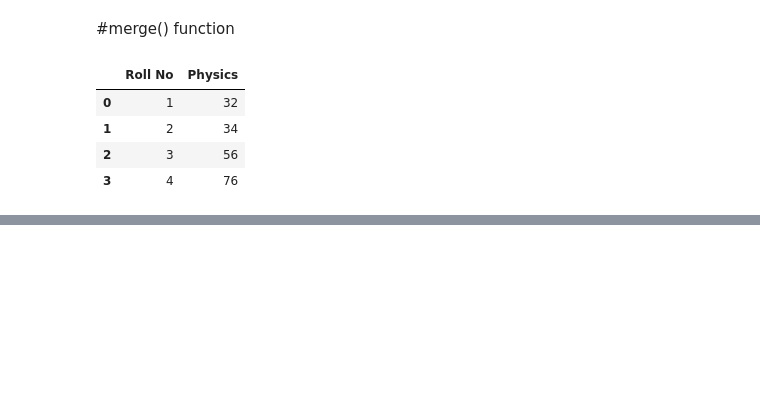
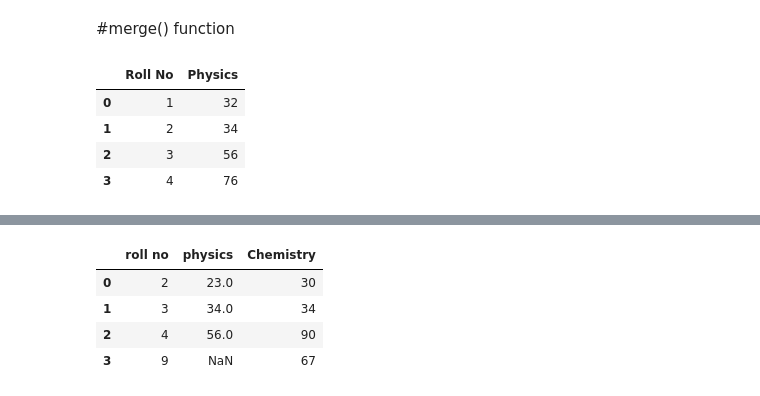
Before and after one commit to nehalmahmud18/pandas, a Jupyter notebook: groupby-merge.ipynb, the cells around one changed output, grey strips where cells are left out. Cells and saved outputs as stored; diff of their text form; code cells hidden in the pictures; blank space fills up the shorter version.

```diff
--- a/groupby-merge.ipynb
+++ b/groupby-merge.ipynb
@@ -76,0 +120,8 @@ df2
+# %%
+pd.merge(df3,df4, how = 'right')
+# %% [output]
+|  | roll no | physics | Chemistry |
+| 0 | 2 | 23.0 | 30 |
+| 1 | 3 | 34.0 | 34 |
+| 2 | 4 | 56.0 | 90 |
+| 3 | 9 | NaN | 67 |
```
Also changed, not shown: parts of 7 cells of this notebook.
